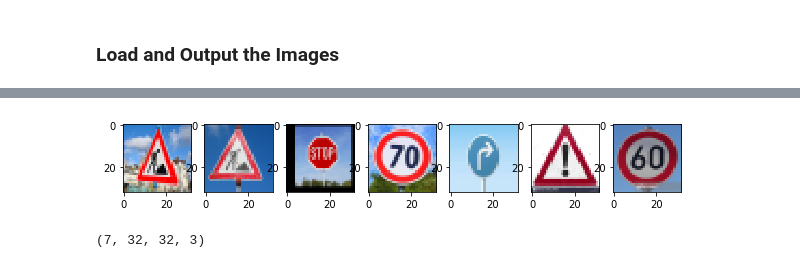
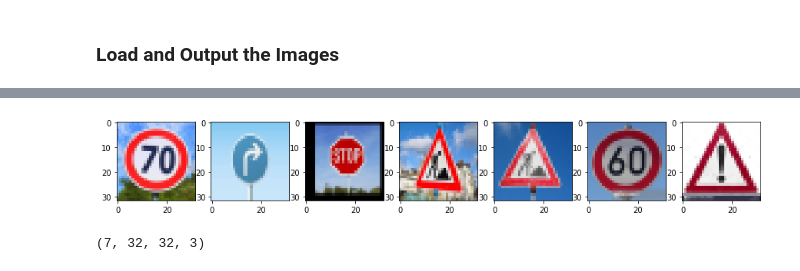
Before and after one commit to samiriff/CarND-Traffic-Sign-Classifier-Project, a Jupyter notebook: Traffic_Sign_Classifier.ipynb, the cells around one changed output, grey strips where cells are left out. Cells and saved outputs as stored; diff of their text form; code cells hidden in the pictures.

```diff
--- a/Traffic_Sign_Classifier.ipynb
+++ b/Traffic_Sign_Classifier.ipynb
@@ -452,13 +486,14 @@ def read_image(image_name):
 def read_images(path):
     img_arr = []
     image_names = glob.glob(path)
+    image_names.sort()
     for image_name in image_names:
         img = read_image(image_name)
         img_arr.append(img)
     return img_arr
 # %%
 def plot_img_arr(img_arr):
-    fig, ax = plt.subplots(1, len(img_arr), figsize=(10, 2))
+    fig, ax = plt.subplots(1, len(img_arr), figsize=(15, 2))
     for i in range(len(img_arr)):
         ax[i].imshow(img_arr[i])
 # %%
@@ -468,0 +504,11 @@ plot_img_arr(img_arr)
+# %%
+def tf_resize_images(img, shape=(32, 32)):
+    tf.reset_default_graph()
+    X = tf.placeholder(tf.float32, (None, None, 3))
+    tf_img = tf.image.resize_images(X, shape, tf.image.ResizeMethod.BILINEAR)
+    with tf.Session() as sess:
+        sess.run(tf.global_variables_initializer())
+        resized_img = sess.run(tf_img, feed_dict = {X: img})
+        resized_img = tf.cast(resized_img, np.uint8).eval()
+
+    return resized_img
@@ -469,14 +522,17 @@ plot_img_arr(img_arr)
 # %%
-def resize_img_arr(img_arr):
+def resize_img_arr(img_arr, useCV=False):
     resized_img_arr = []
     for img in img_arr:
-        resized_img_arr.append(cv2.resize(img, (32, 32), interpolation=cv2.INTER_AREA))
+        if useCV:
+            resized_img_arr.append(cv2.resize(img, (32, 32), interpolation=cv2.INTER_AREA))
+        else:
+            resized_img_arr.append(tf_resize_images(img, (32, 32)))
     return resized_img_arr
 # %%
-resized_img_arr = resize_img_arr(img_arr)
+resized_img_arr = resize_img_arr(img_arr, True)
 plot_img_arr(resized_img_arr)
 # %% [output]
-[figure, old version]
+[figure, new version]
 # %%
 X_test = np.array(resized_img_arr)
 # %%
```
Also changed, not shown: parts of 13 cells of this notebook.
